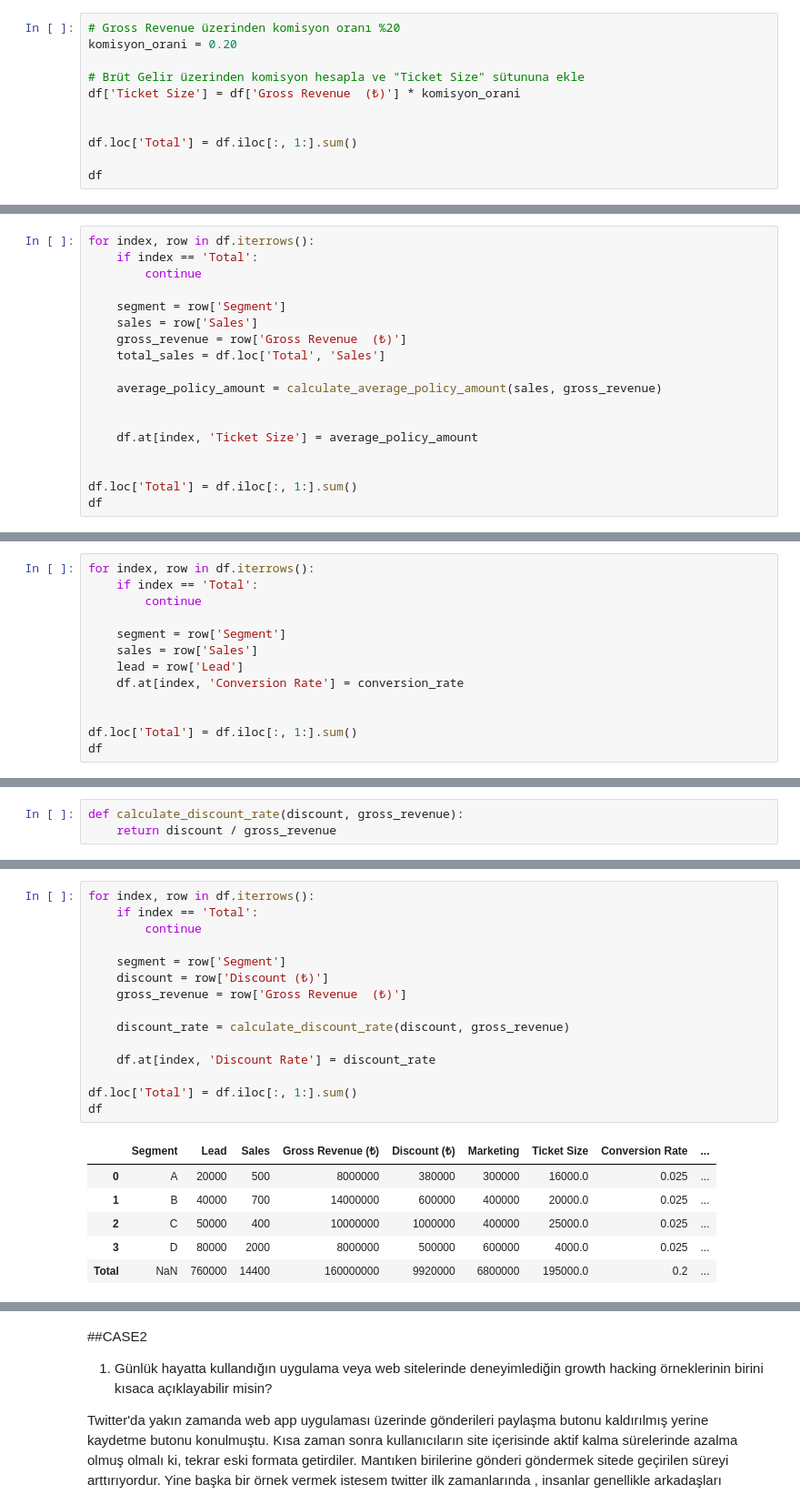
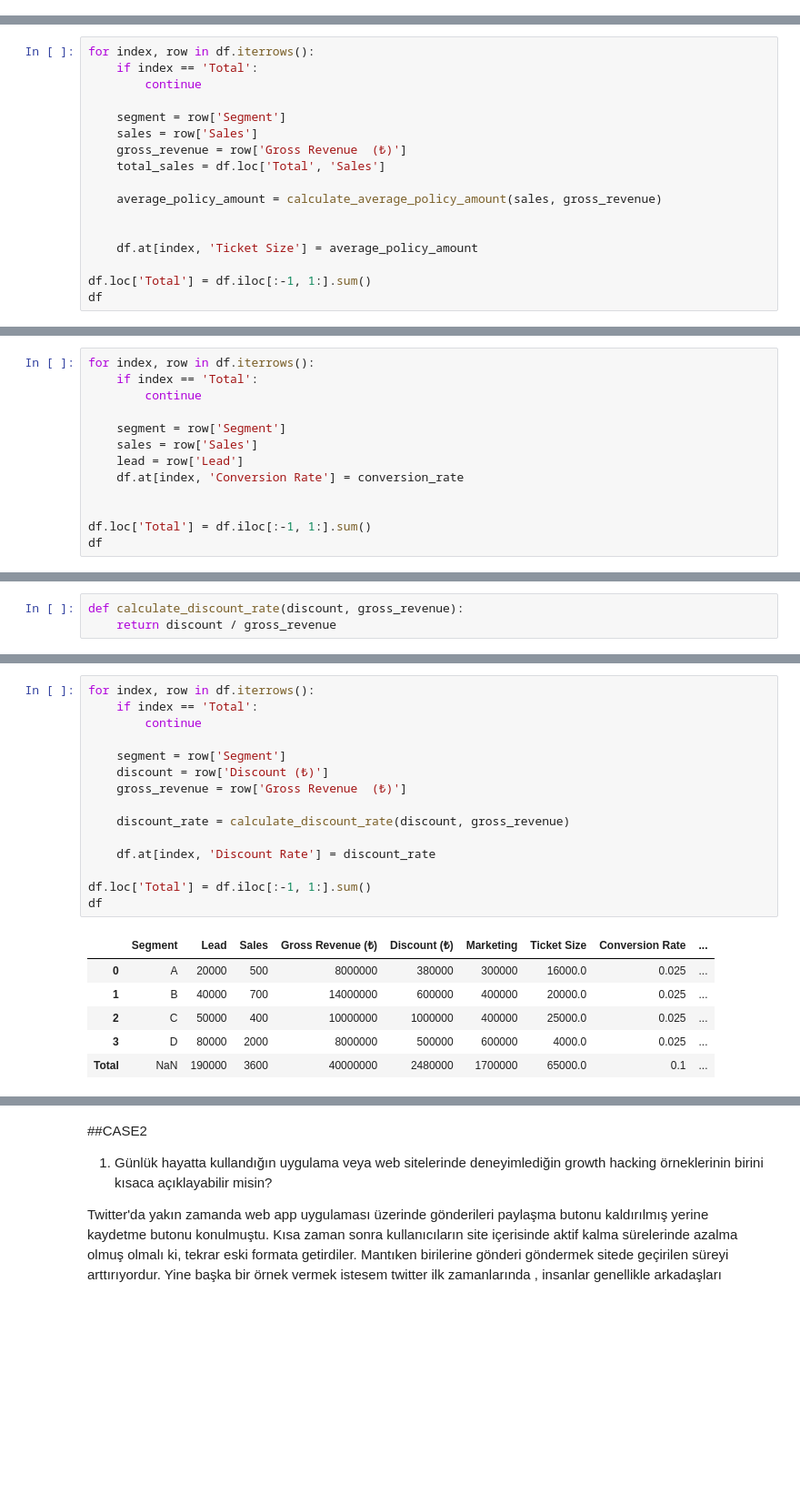
Before and after one commit to beriaacan/Random-exercise, a Jupyter notebook: sigortam_case.ipynb, the cells around one changed output, grey strips where cells are left out. Shown at 91% size. Drawn from its saved outputs; the diff is of its cells as text; blank space fills up the shorter version.

```diff
--- a/sigortam_case.ipynb
+++ b/sigortam_case.ipynb
@@ -38,14 +38,3 @@ df
 # %% [markdown]
 *Rocket Sigorta şirketi kaskoda gross revenue üzerinden 20% komisyon
 kazanmaktadır.
-# %%
-# Gross Revenue üzerinden komisyon oranı %20
-komisyon_orani = 0.20
-
-# Brüt Gelir üzerinden komisyon hesapla ve "Ticket Size" sütununa ekle
-df['Ticket Size'] = df['Gross Revenue  (₺)'] * komisyon_orani
-
-
-df.loc['Total'] = df.iloc[:, 1:].sum()
-
-df
@@ -161,8 +114,7 @@ for index, row in df.iterrows():
 
     df.at[index, 'Ticket Size'] = average_policy_amount
 
-
-df.loc['Total'] = df.iloc[:, 1:].sum()
+df.loc['Total'] = df.iloc[:-1, 1:].sum()
 df
 # %% [output]
 |  | Segment | Lead | Sales | Gross Revenue (₺) | Discount (₺) | Marketing | Ticket Size | Conversion Rate | ... |
@@ -211,7 +172,7 @@ for index, row in df.iterrows():
     df.at[index, 'Conversion Rate'] = conversion_rate
 
 
-df.loc['Total'] = df.iloc[:, 1:].sum()
+df.loc['Total'] = df.iloc[:-1, 1:].sum()
 df
 # %% [output]
 |  | Segment | Lead | Sales | Gross Revenue (₺) | Discount (₺) | Marketing | Ticket Size | Conversion Rate | ... |
@@ -251,25 +278,25 @@ D Segmenti için İndirim Oranı: 0.0625
 # %%
 for index, row in df.iterrows():
     if index == 'Total':
         continue
 
     segment = row['Segment']
     discount = row['Discount (₺)']
     gross_revenue = row['Gross Revenue  (₺)']
 
     discount_rate = calculate_discount_rate(discount, gross_revenue)
 
     df.at[index, 'Discount Rate'] = discount_rate
 
-df.loc['Total'] = df.iloc[:, 1:].sum()
+df.loc['Total'] = df.iloc[:-1, 1:].sum()
 df
 # %% [output]
 |  | Segment | Lead | Sales | Gross Revenue (₺) | Discount (₺) | Marketing | Ticket Size | Conversion Rate | ... |
 | 0 | A | 20000 | 500 | 8000000 | 380000 | 300000 | 16000.0 | 0.025 | ... |
 | 1 | B | 40000 | 700 | 14000000 | 600000 | 400000 | 20000.0 | 0.025 | ... |
 | 2 | C | 50000 | 400 | 10000000 | 1000000 | 400000 | 25000.0 | 0.025 | ... |
 | 3 | D | 80000 | 2000 | 8000000 | 500000 | 600000 | 4000.0 | 0.025 | ... |
-| Total | NaN | 760000 | 14400 | 160000000 | 9920000 | 6800000 | 195000.0 | 0.2 | ... |
+| Total | NaN | 190000 | 3600 | 40000000 | 2480000 | 1700000 | 65000.0 | 0.1 | ... |
 # %% [markdown]
 4. 1 yılın sonundaki net kazanç nedir?
 
```
Also changed, not shown: parts of 22 cells of this notebook.
